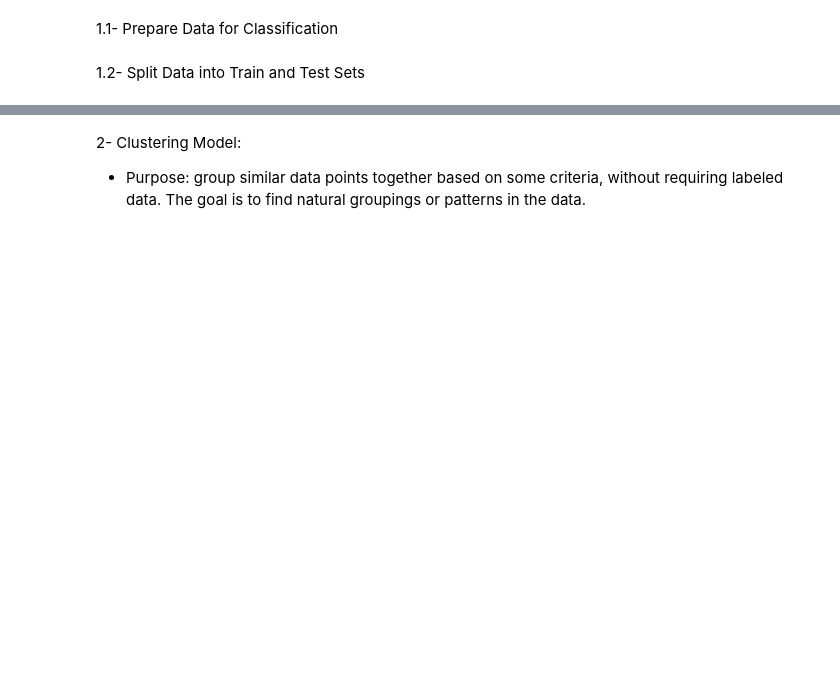
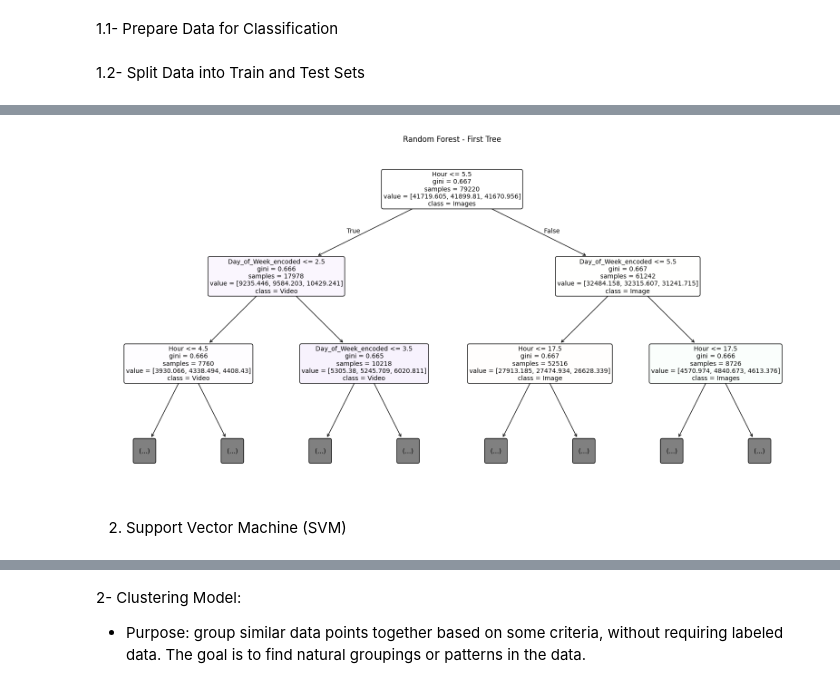
Before and after one commit to CleliaCaetano/-User-Behavior-Analysis-for-Optimizing-Engagement-on-Social-Media, a Jupyter notebook: Instagram_users_datetime_posts_data.ipynb, the cells around one changed output, grey strips where cells are left out. Saved outputs shown, nothing was run; the diff lists cells and outputs as text; code cells hidden in the pictures; blank space fills up the shorter version.

```diff
--- a/Instagram_users_datetime_posts_data.ipynb
+++ b/Instagram_users_datetime_posts_data.ipynb
@@ -760,2 +782,6 @@ y = df['Day_Type_encoded']  # Target: Weekday (0) or Weekend (1)
+# %%
+# Features: Day of week and Hour
+X = df[['Day_of_Week_encoded', 'Hour']]  # 'Hour' is already numeric, 'Day_of_Week' is encoded
+y = df['Type_encoded']  # Target: Post Type (0 or 1)
 # %% [markdown]
 1.2- Split Data into Train and Test Sets
@@ -783,0 +788,20 @@ weighted avg       0.52      0.72      0.60     53677
+# %%
+from sklearn.model_selection import train_test_split
+
+# Split the data into training and testing sets (stratified to maintain class balance)
+X_train, X_test, y_train, y_test = train_test_split(X, y, stratify=y, test_size=0.3)
+# %%
+from sklearn.ensemble import RandomForestClassifier
+from sklearn.metrics import classification_report
+
+# Initialize RandomForestClassifier with class_weight='balanced' to handle imbalance
+rf_model = RandomForestClassifier(class_weight='balanced', random_state=42)
+
+# Train the model
+rf_model.fit(X_train, y_train)
+
+# Predict on the test set
+y_pred = rf_model.predict(X_test)
+
+# Evaluate the model
+print(classification_report(y_test, y_pred))
@@ -783,0 +862,18 @@ weighted avg       0.52      0.72      0.60     53677
+# %%
+from sklearn.tree import plot_tree
+
+# Display the first tree in a Random Forest
+plt.figure(figsize=(20, 10))
+plot_tree(rf_model.estimators_[0],
+          feature_names=X.columns,
+          class_names=le_type.classes_,
+          filled=True,
+          rounded=True,
+          fontsize=10,
+          max_depth=2)  # Limit the depth for readability
+plt.title("Random Forest - First Tree")
+plt.show()
+# %% [output]
+[figure, added]
+# %% [markdown]
+2. Support Vector Machine (SVM)
```
Also changed, not shown: parts of 17 cells of this notebook.
